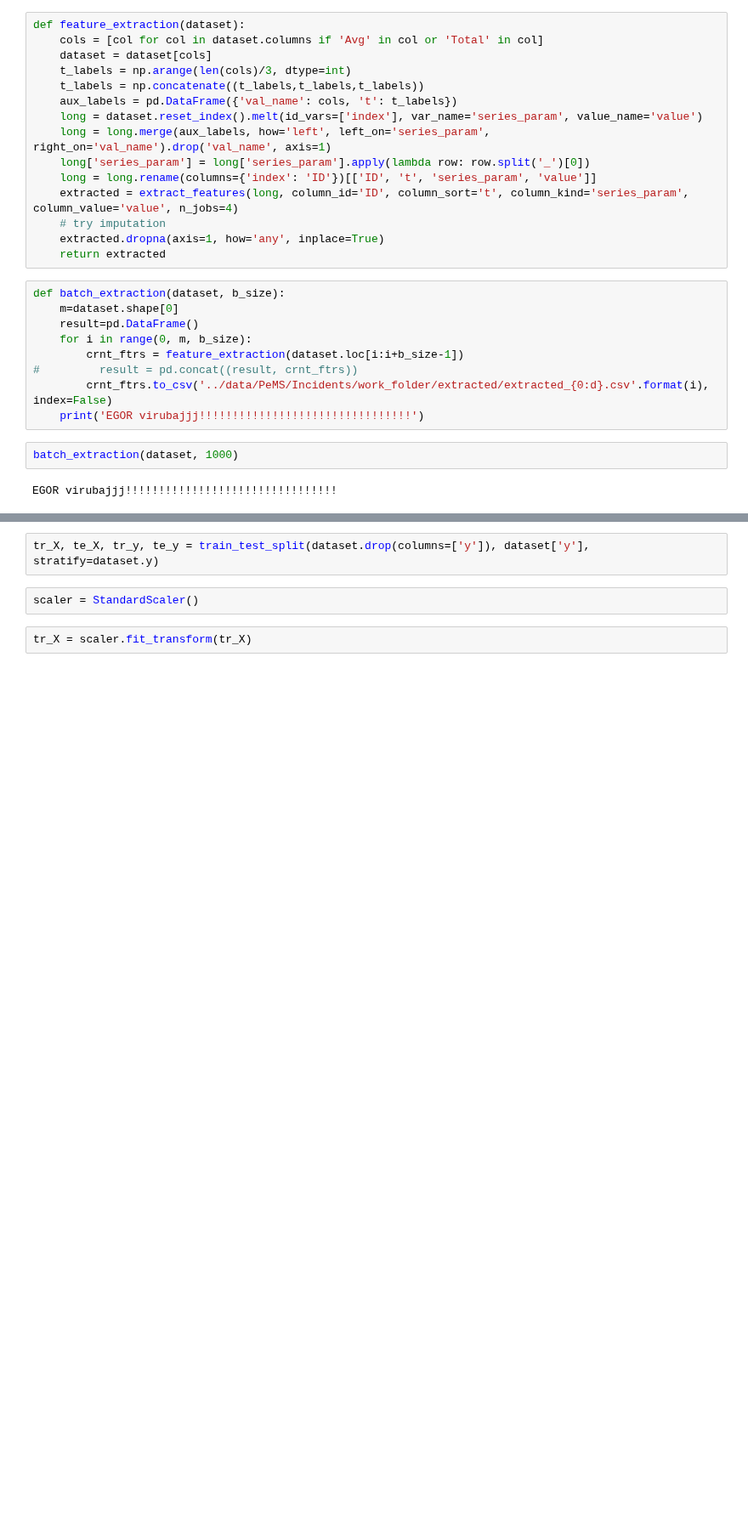
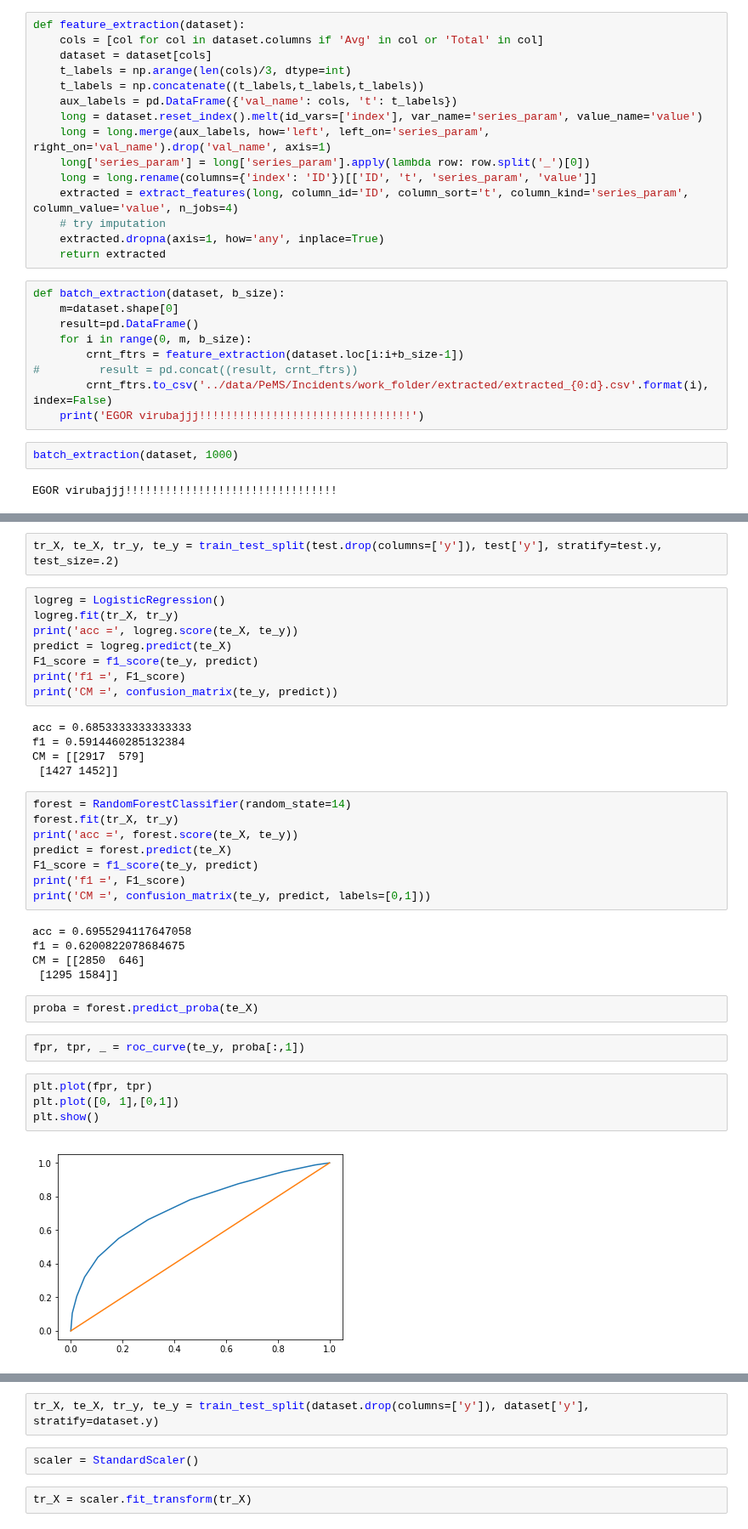
Before and after one commit to frolovconst/TC_w_ML, a Jupyter notebook: incidents_touch/accident_window_detection.ipynb, the cells around one changed output, grey strips where cells are left out. Shown at 85% size. Saved outputs shown, nothing was run; the diff lists cells and outputs as text; blank space fills up the shorter version.

```diff
--- a/incidents_touch/accident_window_detection.ipynb
+++ b/incidents_touch/accident_window_detection.ipynb
@@ -97,0 +108,38 @@ extracted.to_csv('../data/PeMS/Incidents/work_folder/windows.csv', index=False)
+# %%
+tr_X, te_X, tr_y, te_y = train_test_split(test.drop(columns=['y']), test['y'], stratify=test.y, test_size=.2)
+# %%
+logreg = LogisticRegression()
+logreg.fit(tr_X, tr_y)
+print('acc =', logreg.score(te_X, te_y))
+predict = logreg.predict(te_X)
+F1_score = f1_score(te_y, predict)
+print('f1 =', F1_score)
+print('CM =', confusion_matrix(te_y, predict))
+# %% [output]
+acc = 0.6853333333333333
+f1 = 0.5914460285132384
+CM = [[2917  579]
+ [1427 1452]]
+# %%
+forest = RandomForestClassifier(random_state=14)
+forest.fit(tr_X, tr_y)
+print('acc =', forest.score(te_X, te_y))
+predict = forest.predict(te_X)
+F1_score = f1_score(te_y, predict)
+print('f1 =', F1_score)
+print('CM =', confusion_matrix(te_y, predict, labels=[0,1]))
+# %% [output]
+acc = 0.6955294117647058
+f1 = 0.6200822078684675
+CM = [[2850  646]
+ [1295 1584]]
+# %%
+proba = forest.predict_proba(te_X)
+# %%
+fpr, tpr, _ = roc_curve(te_y, proba[:,1])
+# %%
+plt.plot(fpr, tpr)
+plt.plot([0, 1],[0,1])
+plt.show()
+# %% [output]
+[figure, added]
```
Also changed, not shown: parts of 10 cells of this notebook, 1 other file.
